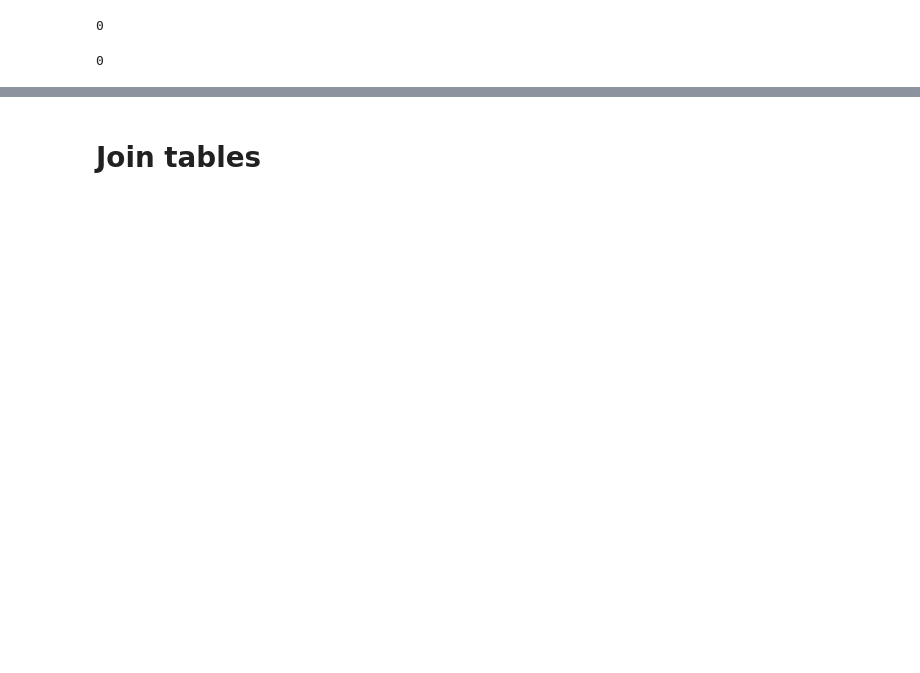
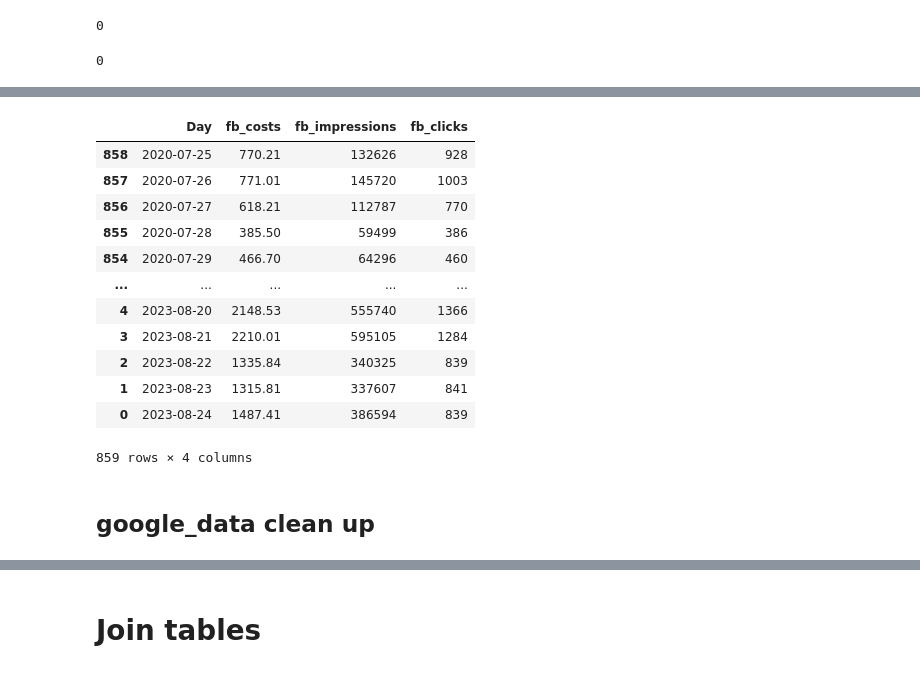
Before and after one commit to data-Zee/MMM-project-lewagon, a Jupyter notebook: notebooks/data_cleaning_merge-noa.ipynb, the cells around one changed output, grey strips where cells are left out. Cells and saved outputs as stored; diff of their text form; code cells hidden in the pictures; blank space fills up the shorter version.

```diff
--- a/notebooks/data_cleaning_merge-noa.ipynb
+++ b/notebooks/data_cleaning_merge-noa.ipynb
@@ -380,0 +274,18 @@ memory usage: 18.5 KB
+# %%
+fb_data_cleaned.sort_values(by='Day')
+# %% [output]
+|  | Day | fb_costs | fb_impressions | fb_clicks |
+| 858 | 2020-07-25 | 770.21 | 132626 | 928 |
+| 857 | 2020-07-26 | 771.01 | 145720 | 1003 |
+| 856 | 2020-07-27 | 618.21 | 112787 | 770 |
+| 855 | 2020-07-28 | 385.50 | 59499 | 386 |
+| 854 | 2020-07-29 | 466.70 | 64296 | 460 |
+| ... | ... | ... | ... | ... |
+| 4 | 2023-08-20 | 2148.53 | 555740 | 1366 |
+| 3 | 2023-08-21 | 2210.01 | 595105 | 1284 |
+| 2 | 2023-08-22 | 1335.84 | 340325 | 839 |
+| 1 | 2023-08-23 | 1315.81 | 337607 | 841 |
+| 0 | 2023-08-24 | 1487.41 | 386594 | 839 |
+859 rows × 4 columns
+# %% [markdown]
+## google_data clean up
```
Also changed, not shown: parts of 73 cells of this notebook, 1 other file.
